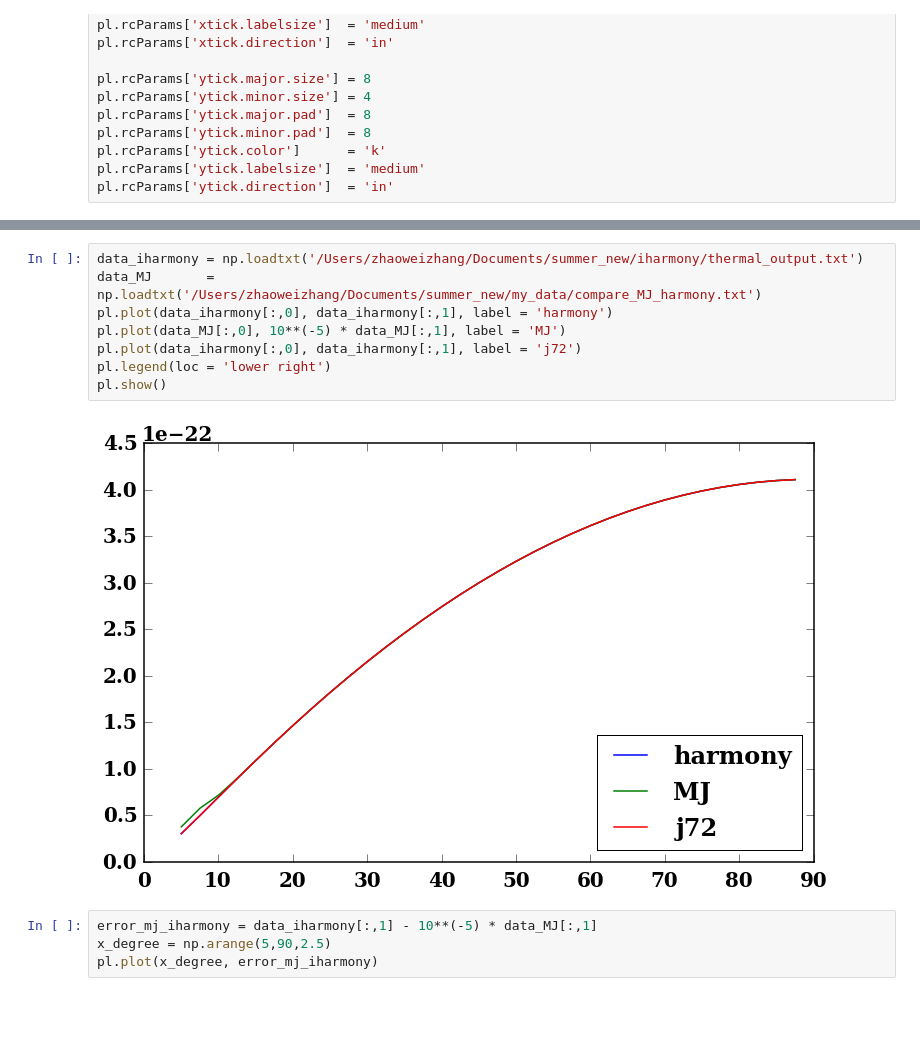
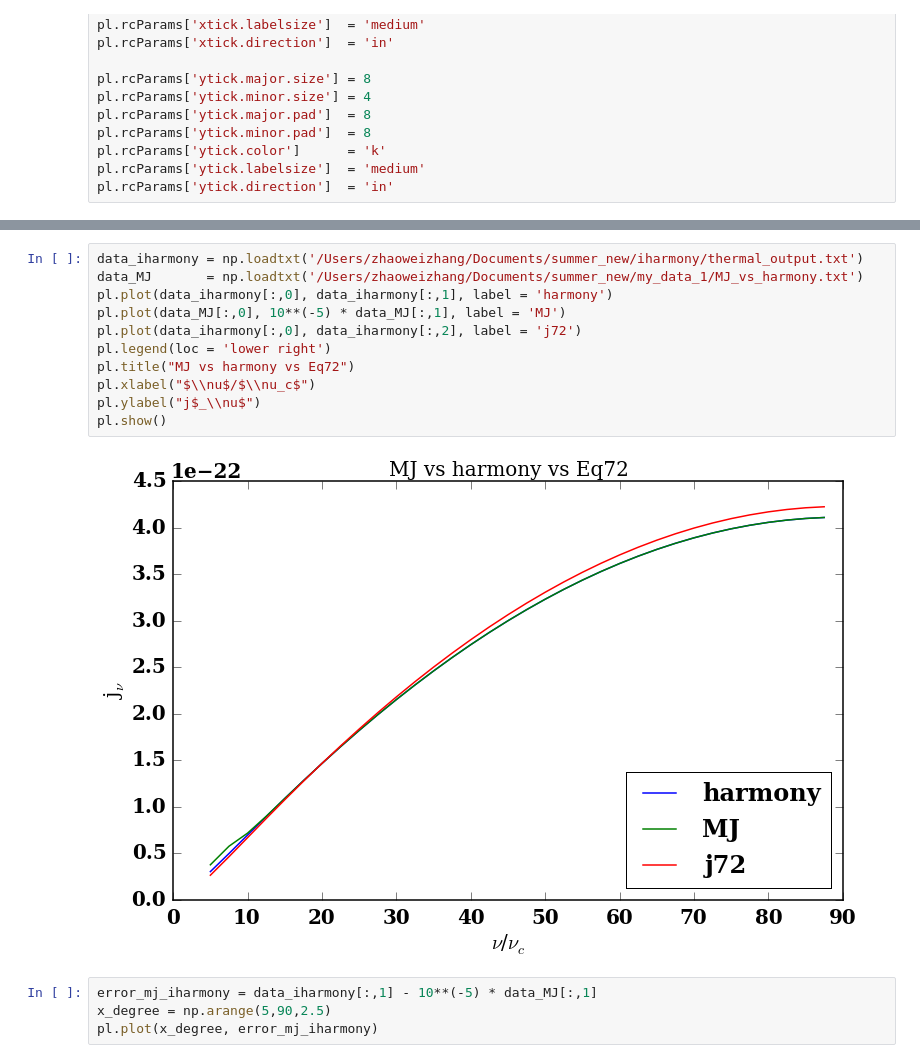
Before and after one commit to ZhaoweiZ/kappa_summer, a Jupyter notebook: MJ_vs_harmony_variable_theta.ipynb, the cells around one changed output, grey strips where cells are left out. Cells and saved outputs as stored; diff of their text form; blank space fills up the shorter version.

```diff
--- a/MJ_vs_harmony_variable_theta.ipynb
+++ b/MJ_vs_harmony_variable_theta.ipynb
@@ -212,13 +212,16 @@ print jnu_62_sum_to_n_max_integral_to_n_limit(n_max_sum)
 # %%
 data_iharmony = np.loadtxt('/Users/zhaoweizhang/Documents/summer_new/iharmony/thermal_output.txt')
-data_MJ       = np.loadtxt('/Users/zhaoweizhang/Documents/summer_new/my_data/compare_MJ_harmony.txt')
+data_MJ       = np.loadtxt('/Users/zhaoweizhang/Documents/summer_new/my_data_1/MJ_vs_harmony.txt')
 pl.plot(data_iharmony[:,0], data_iharmony[:,1], label = 'harmony')
 pl.plot(data_MJ[:,0], 10**(-5) * data_MJ[:,1], label = 'MJ')
-pl.plot(data_iharmony[:,0], data_iharmony[:,1], label = 'j72')
+pl.plot(data_iharmony[:,0], data_iharmony[:,2], label = 'j72')
 pl.legend(loc = 'lower right')
+pl.title("MJ vs harmony vs Eq72")
+pl.xlabel("$\\nu$/$\\nu_c$")
+pl.ylabel("j$_\\nu$")
 pl.show()
 # %% [output]
-[figure, old version]
+[figure, new version]
 # %%
 error_mj_iharmony = data_iharmony[:,1] - 10**(-5) * data_MJ[:,1]
 x_degree = np.arange(5,90,2.5)
```
Also changed, not shown: parts of 3 cells of this notebook, 5 other files.
